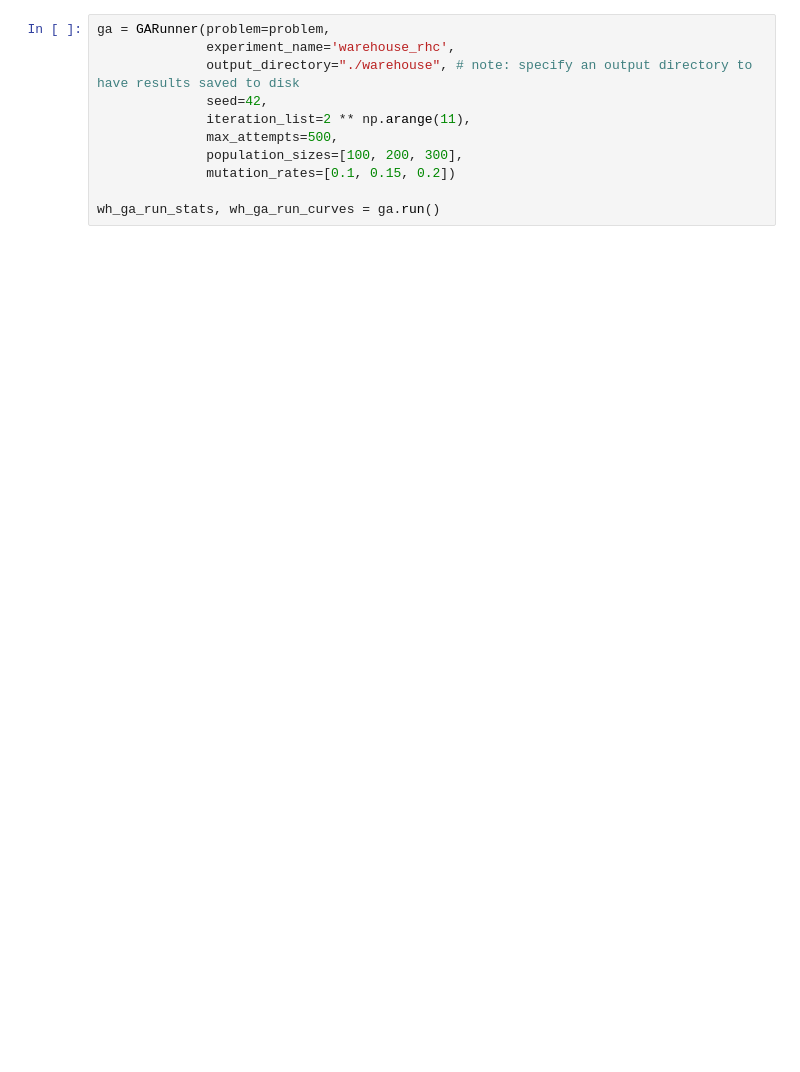
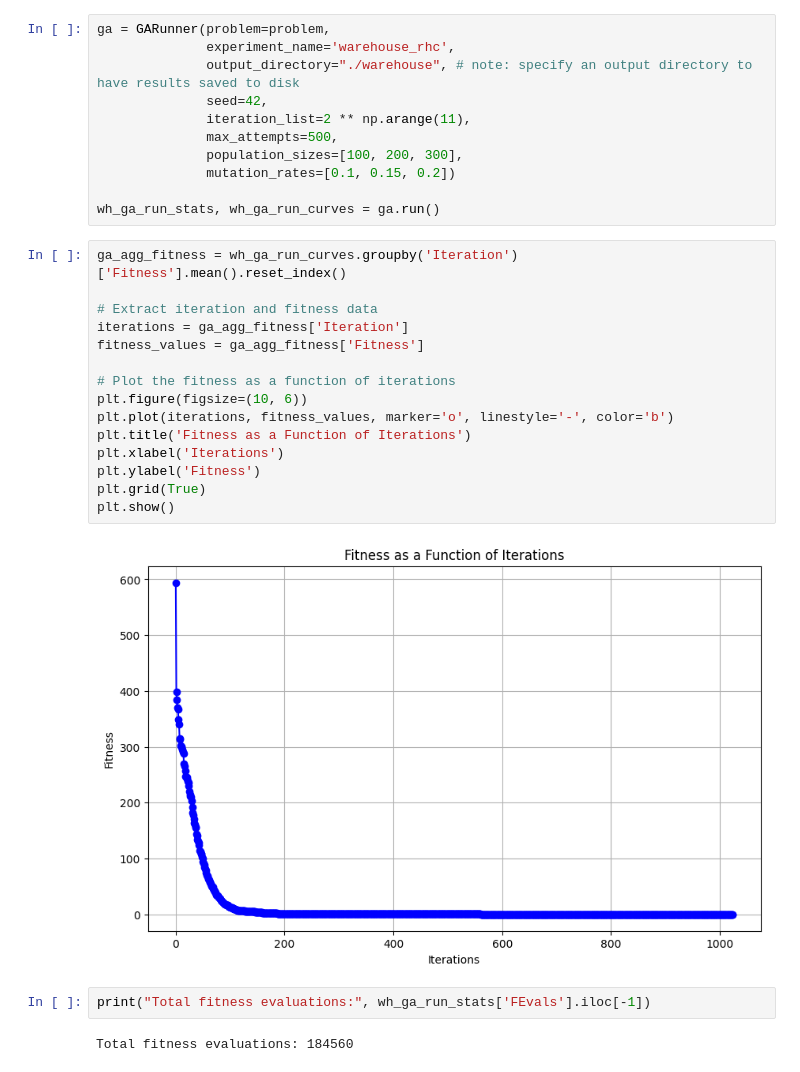
Before and after one commit to mwebster1992/ml_summer2024, a Jupyter notebook: cs7641_a2.ipynb, the cells around one changed output. Cells and saved outputs as stored; diff of their text form; blank space fills up the shorter version.

```diff
--- a/cs7641_a2.ipynb
+++ b/cs7641_a2.ipynb
@@ -109,3 +151,24 @@ ga = GARunner(problem=problem,
               mutation_rates=[0.1, 0.15, 0.2])
 
 wh_ga_run_stats, wh_ga_run_curves = ga.run()
+# %%
+ga_agg_fitness = wh_ga_run_curves.groupby('Iteration')['Fitness'].mean().reset_index()
+
+# Extract iteration and fitness data
+iterations = ga_agg_fitness['Iteration']
+fitness_values = ga_agg_fitness['Fitness']
+
+# Plot the fitness as a function of iterations
+plt.figure(figsize=(10, 6))
+plt.plot(iterations, fitness_values, marker='o', linestyle='-', color='b')
+plt.title('Fitness as a Function of Iterations')
+plt.xlabel('Iterations')
+plt.ylabel('Fitness')
+plt.grid(True)
+plt.show()
+# %% [output]
+[figure, added]
+# %%
+print("Total fitness evaluations:", wh_ga_run_stats['FEvals'].iloc[-1])
+# %% [output]
+Total fitness evaluations: 184560
```
Also changed, not shown: parts of 31 cells of this notebook.
